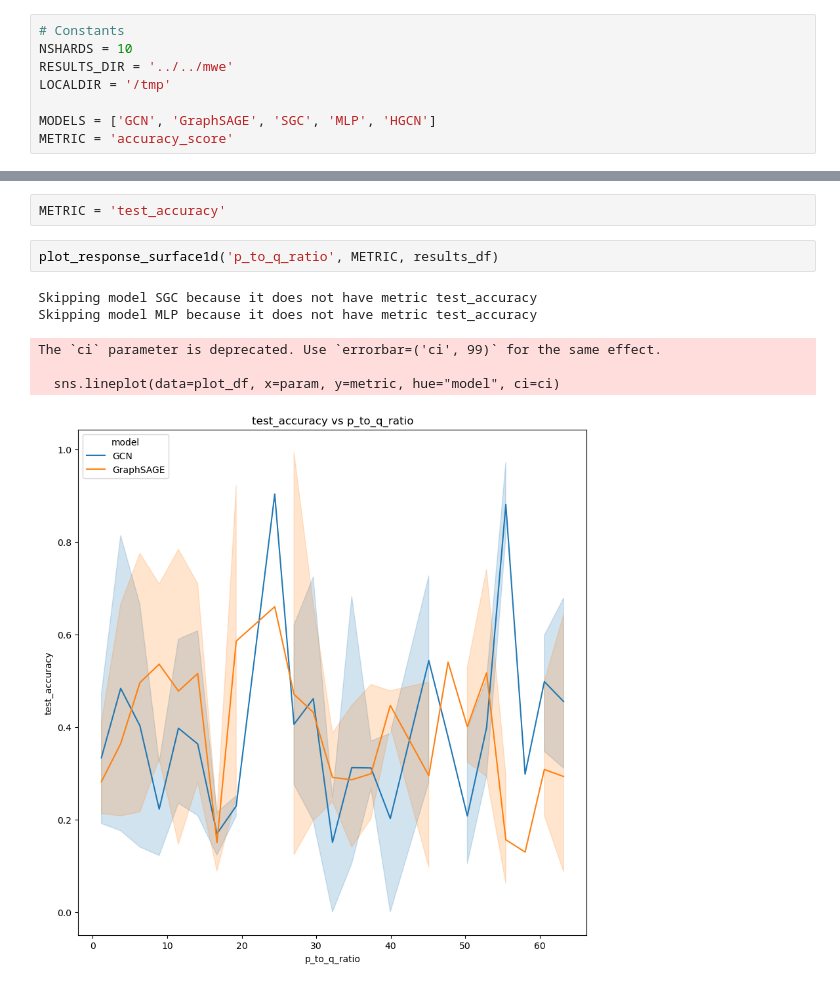
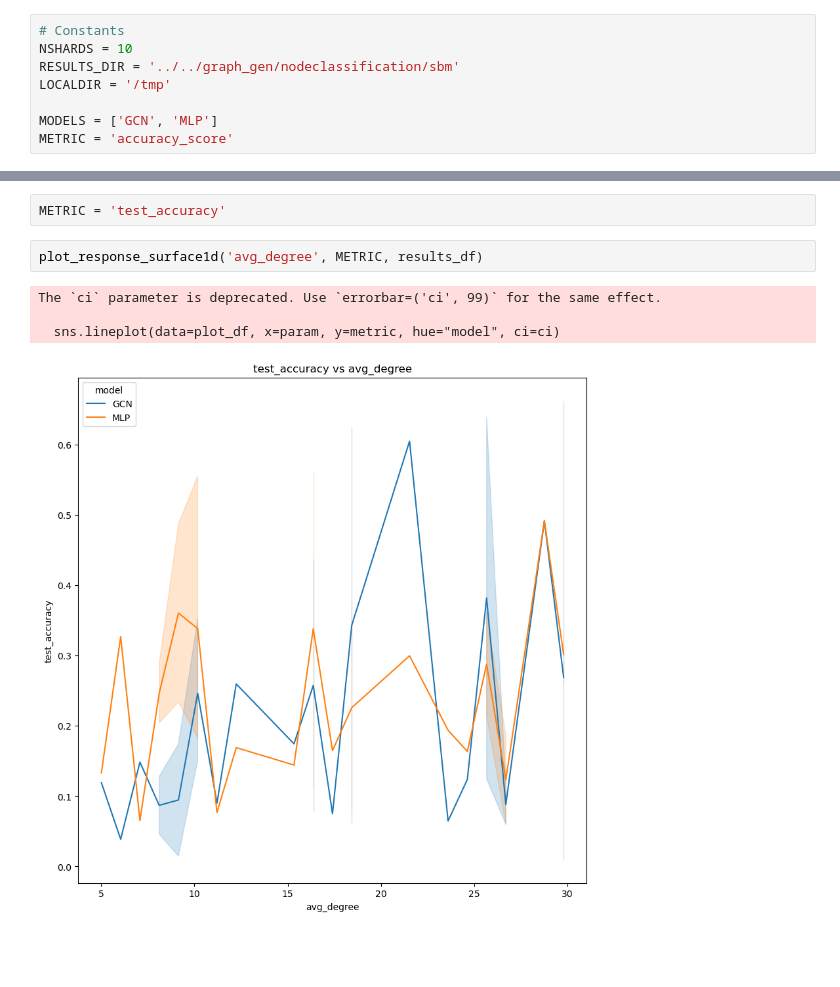
Before and after one commit to danie1uva/graphworld, a Jupyter notebook: src/notebooks/GraphWorld_README_Example.ipynb, the cells around one changed output, grey strips where cells are left out. Drawn from its saved outputs; the diff is of its cells as text; blank space fills up the shorter version.

```diff
--- a/src/notebooks/GraphWorld_README_Example.ipynb
+++ b/src/notebooks/GraphWorld_README_Example.ipynb
@@ -8,10 +8,10 @@ import pandas as pd
 # %%
 # Constants
 NSHARDS = 10
-RESULTS_DIR = '../../mwe'
+RESULTS_DIR = '../../graph_gen/nodeclassification/sbm'
 LOCALDIR = '/tmp'
 
-MODELS = ['GCN', 'GraphSAGE', 'SGC', 'MLP', 'HGCN']
+MODELS = ['GCN', 'MLP']
 METRIC = 'accuracy_score'
 # %%
 dfs = []
@@ -158,11 +148,9 @@ def plot_response_surface1d(param, metric, results_df,
 # %%
 METRIC = 'test_accuracy'
 # %%
-plot_response_surface1d('p_to_q_ratio', METRIC, results_df)
+plot_response_surface1d('avg_degree', METRIC, results_df)
 # %% [output]
-Skipping model SGC because it does not have metric test_accuracy
-Skipping model MLP because it does not have metric test_accuracy
+The `ci` parameter is deprecated. Use `errorbar=('ci', 99)` for the same effect.
+
+  sns.lineplot(data=plot_df, x=param, y=metric, hue="model", ci=ci)
-The `ci` parameter is deprecated. Use `errorbar=('ci', 99)` for the same effect.
-
-  sns.lineplot(data=plot_df, x=param, y=metric, hue="model", ci=ci)
-[figure, old version]
+[figure, new version]
```
Also changed, not shown: parts of 2 cells of this notebook, 5 other files.
